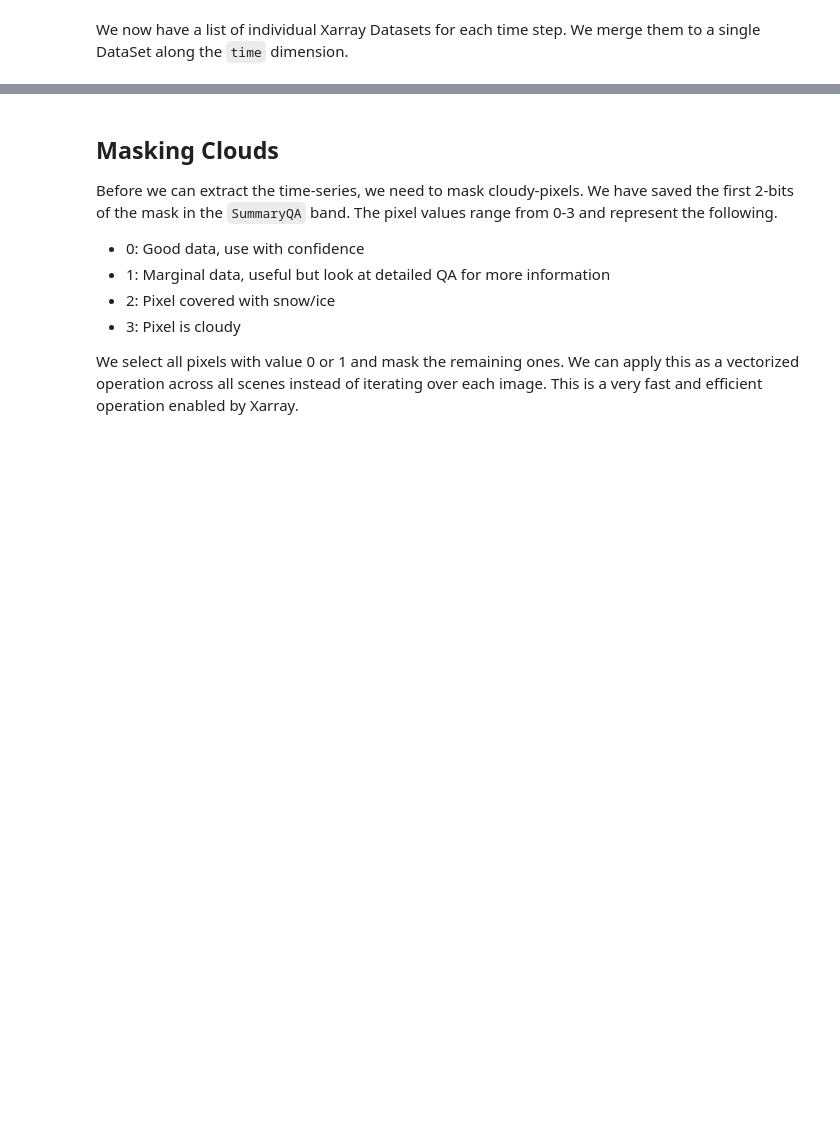
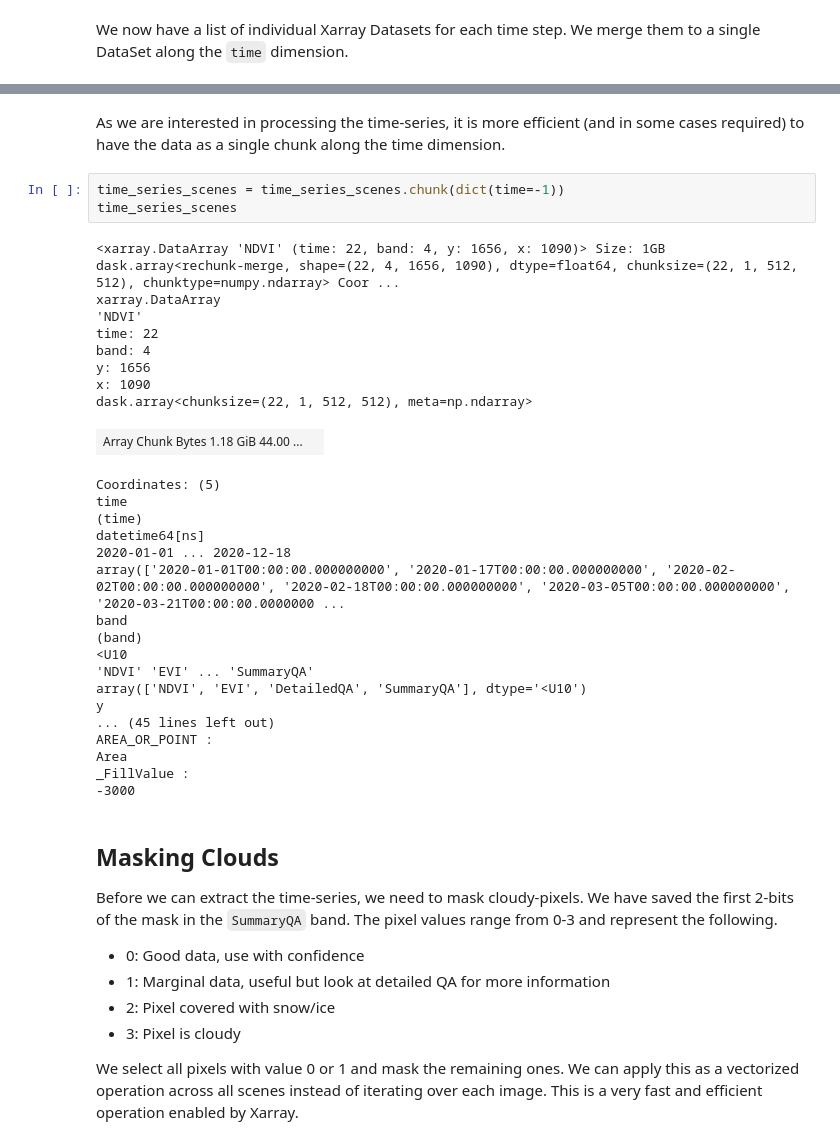
Before and after one commit to spatialthoughts/geopython-tutorials, a Jupyter notebook: notebooks/xarray_extracting_time_series.ipynb, the cells around one changed output, grey strips where cells are left out. Cells and saved outputs as stored; diff of their text form; blank space fills up the shorter version.

```diff
--- a/notebooks/xarray_extracting_time_series.ipynb
+++ b/notebooks/xarray_extracting_time_series.ipynb
@@ -195,3 +193,35 @@ Attributes: (0)
+# %% [markdown]
+As we are interested in processing the time-series, it is more efficient (and in some cases required) to have the data as a single chunk along the time dimension.
+# %%
+time_series_scenes = time_series_scenes.chunk(dict(time=-1))
+time_series_scenes
+# %% [output]
+<xarray.DataArray 'NDVI' (time: 22, band: 4, y: 1656, x: 1090)> Size: 1GB dask.array<rechunk-merge, shape=(22, 4, 1656, 1090), dtype=float64, chunksize=(22, 1, 512, 512), chunktype=numpy.ndarray> Coor ...
+xarray.DataArray
+'NDVI'
+time: 22
+band: 4
+y: 1656
+x: 1090
+dask.array<chunksize=(22, 1, 512, 512), meta=np.ndarray>
+| Array Chunk Bytes 1.18 GiB 44.00 ... |  |
+Coordinates: (5)
+time
+(time)
+datetime64[ns]
+2020-01-01 ... 2020-12-18
+array(['2020-01-01T00:00:00.000000000', '2020-01-17T00:00:00.000000000', '2020-02-02T00:00:00.000000000', '2020-02-18T00:00:00.000000000', '2020-03-05T00:00:00.000000000', '2020-03-21T00:00:00.0000000 ...
+band
+(band)
+<U10
+'NDVI' 'EVI' ... 'SummaryQA'
+array(['NDVI', 'EVI', 'DetailedQA', 'SummaryQA'], dtype='<U10')
+y
+... (45 lines left out)
+AREA_OR_POINT :
+Area
+_FillValue :
+-3000
 # %% [markdown]
 ## Masking Clouds
 
```
Also changed, not shown: parts of 7 cells of this notebook.
